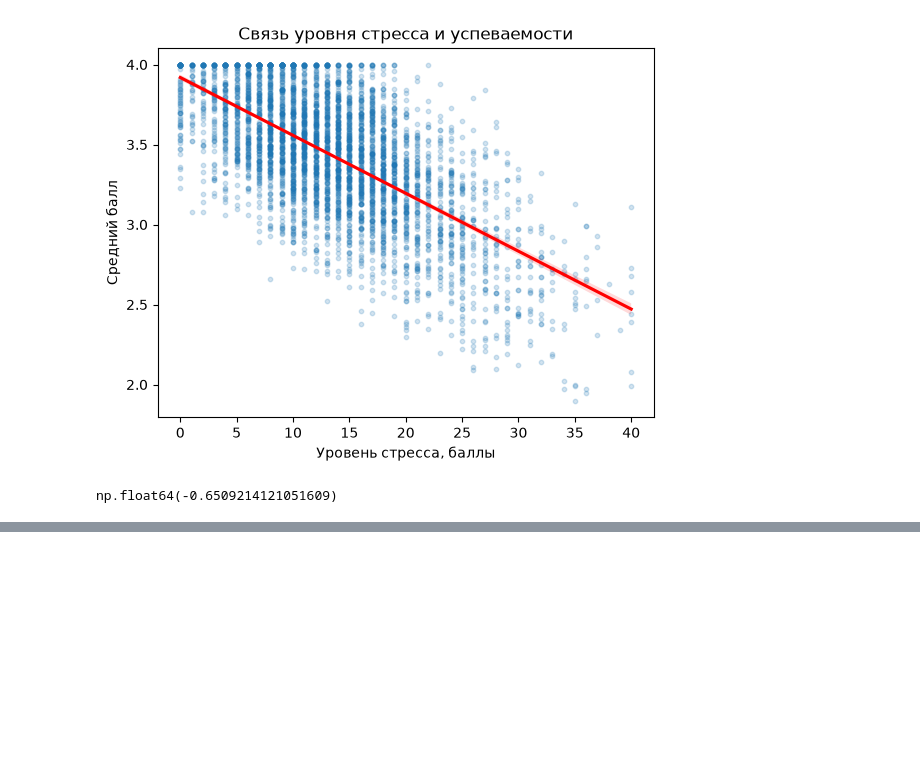
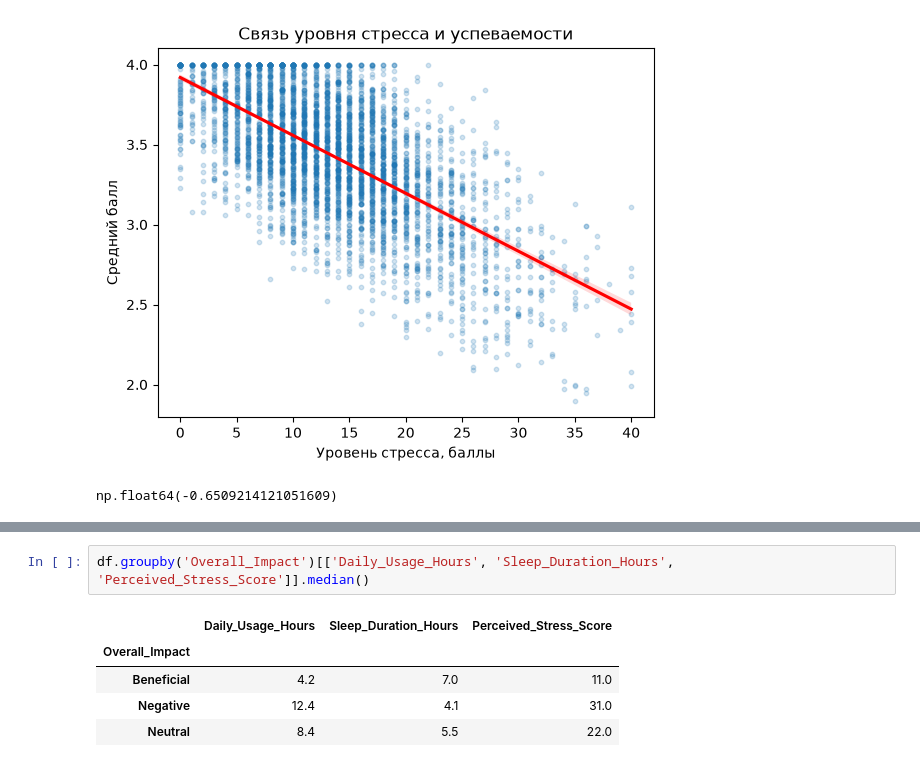
Before and after one commit to novikovmat/social-media-analysis, a Jupyter notebook: SocialMediaAnalysis.ipynb, the cells around one changed output, grey strips where cells are left out. Saved outputs shown, nothing was run; the diff lists cells and outputs as text; blank space fills up the shorter version.

```diff
--- a/SocialMediaAnalysis.ipynb
+++ b/SocialMediaAnalysis.ipynb
@@ -293,0 +315,8 @@ np.float64(-0.6509214121051609)
+# %%
+df.groupby('Overall_Impact')[['Daily_Usage_Hours', 'Sleep_Duration_Hours', 'Perceived_Stress_Score']].median()
+# %% [output]
+|  | Daily_Usage_Hours | Sleep_Duration_Hours | Perceived_Stress_Score |
+| Overall_Impact |  |  |  |
+| Beneficial | 4.2 | 7.0 | 11.0 |
+| Negative | 12.4 | 4.1 | 31.0 |
+| Neutral | 8.4 | 5.5 | 22.0 |
```
Also changed, not shown: parts of 7 cells of this notebook.
